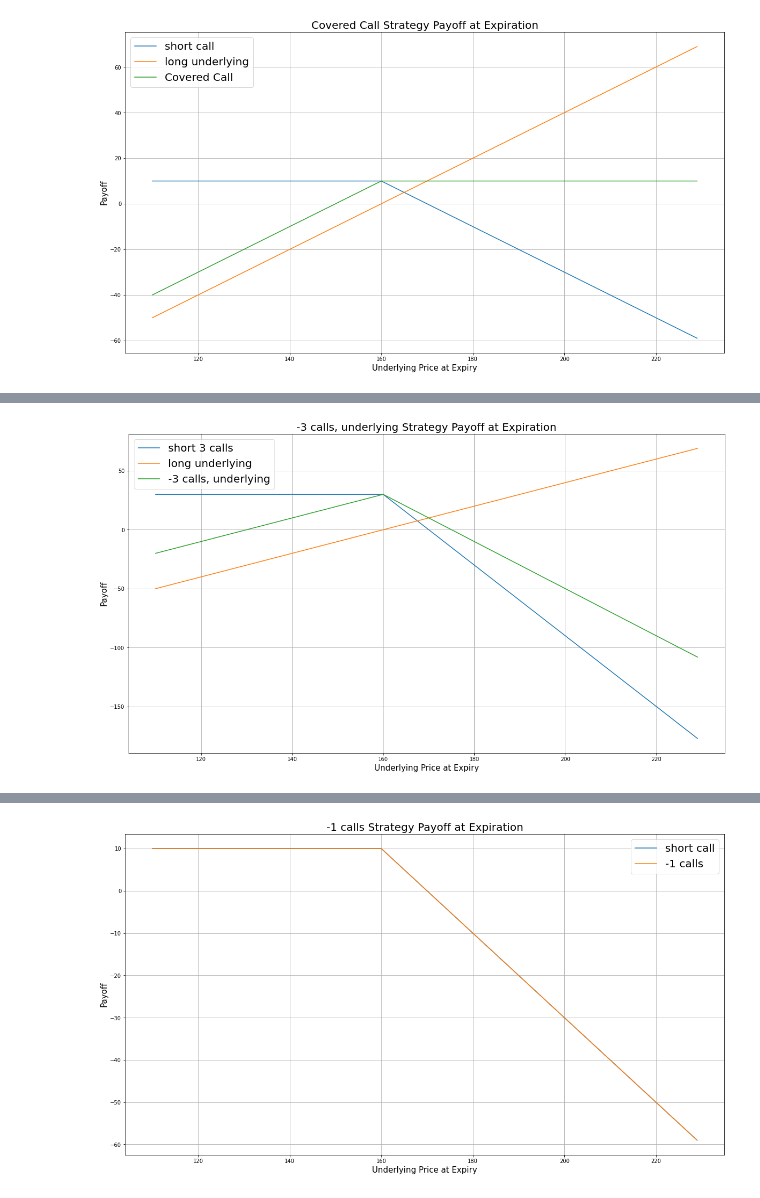
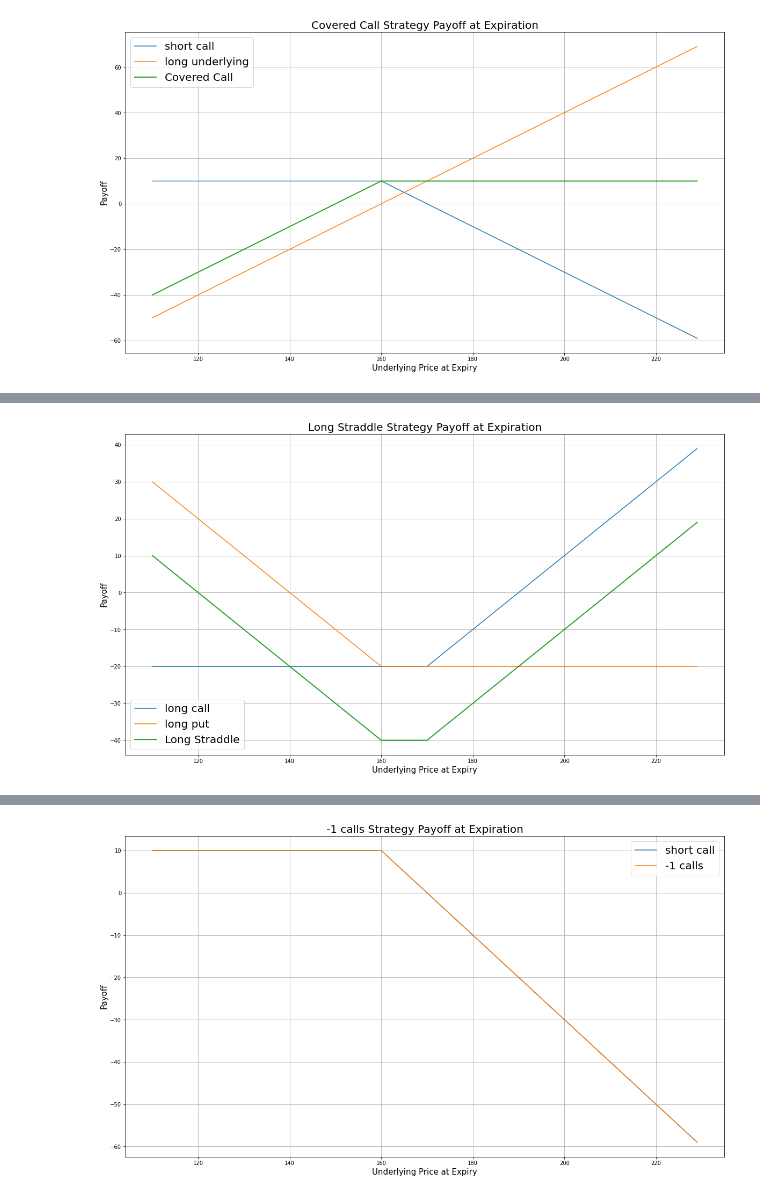
Before and after one commit to szagar/cv, a Jupyter notebook: _notebooks/2022-08-01-options-payoff_charts.ipynb, the cells around one changed output, grey strips where cells are left out. Cells and saved outputs as stored; diff of their text form; code cells hidden in the pictures.

```diff
--- a/_notebooks/2022-08-01-options-payoff_charts.ipynb
+++ b/_notebooks/2022-08-01-options-payoff_charts.ipynb
@@ -15,12 +15,12 @@ def short_call(premium: float,strike: float, uprices: list[float], multiplier=1,
     payoff = [min(premium*multiplier, -(i - strike-premium)*multiplier) for i in uprices]
     return { 'payoff': payoff, 'label': label}
 # %%
-def long_call(premium: float,strike: float, uprices: list[float], multiplier=1, label: str = "short call"):
-    payoff = [max(-premium*multiplier, -(strike-i-premium)*multiplier) for i in uprices]
+def long_call(premium: float, strike: float, uprices: list[float], multiplier=1, label: str = "long call"):
+    payoff = [max(-premium*multiplier, (i-strike-premium)*multiplier) for i in uprices]
     return { 'payoff': payoff, 'label': label}
 # %%
 def long_put(premium: float,strike: float, uprices: list[float], multiplier=1, label: str = "long put"):
-    payoff = [max(-premium*multiplier, -(i-strike-premium)*multiplier) for i in uprices]
+    payoff = [max(-premium*multiplier, (strike-i-premium)*multiplier) for i in uprices]
     return { 'payoff': payoff, 'label': label}
 # %%
 def short_put(premium: float,strike: float, uprices: list[float], multiplier=1, label: str = "short put"):
@@ -41,12 +41,12 @@ def plot_strategy_payoff(name: str, legs: {list, str}):
     plt.figure(figsize=(20,11))
     for leg in legs:
         plt.plot(uprices, leg['payoff'], label=leg['label'])
-    plt.plot(uprices, strategy_payoff, label=name)
+    plt.plot(uprices, strategy_payoff, label=name, linewidth=2)
 
     plt.legend(fontsize = 20)
     plt.xlabel('Underlying Price at Expiry',fontsize = 15)
     plt.ylabel('Payoff',fontsize = 15)
-    plt.title(f'{strategy_name} Strategy Payoff at Expiration',fontsize = 20)
+    plt.title(f'{name} Strategy Payoff at Expiration',fontsize = 20)
     plt.grid(True)
 # %% [markdown]
 ## Examples
@@ -107,9 +114,14 @@ plot_strategy_payoff(strategy_name, legs)
 # %%
-strategy_name = '-3 calls, underlying'
+call_strike = 170
+put_strike = 160
+
+call_price = 20
+put_price = 20
+
 legs = []
-legs.append(short_call(premium=call_price, strike = 160, uprices = uprices, multiplier=3, label='short 3 calls'))
-legs.append(long_underlying(strike = 160, uprices = uprices))
+legs.append(long_call(premium=call_price, strike = call_strike, uprices = uprices))
+legs.append(long_put(premium=put_price, strike = put_strike, uprices = uprices))
 
-plot_strategy_payoff(strategy_name, legs)
+plot_strategy_payoff("Long Straddle", legs)
 # %% [output]
-[figure, old version]
+[figure, new version]
```
Also changed, not shown: parts of 9 cells of this notebook.
